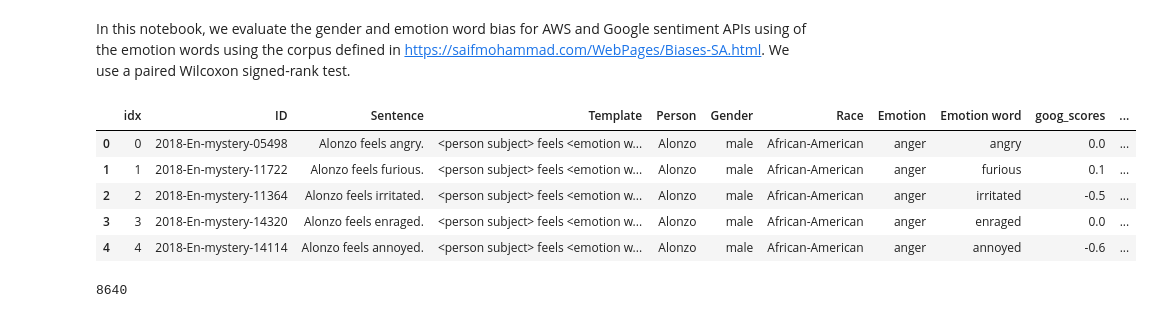
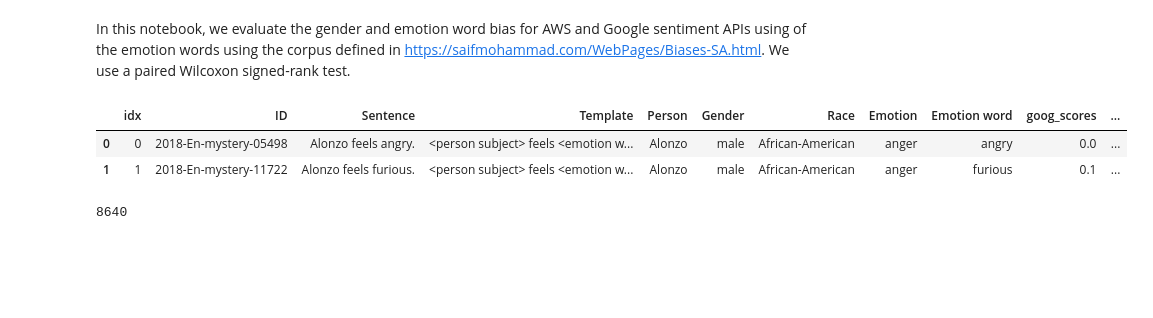
Before and after one commit to charlescearl/EquityInSentiment, a Jupyter notebook: Evaluate Sentiment Bias.ipynb, the cells around one changed output. Drawn from its saved outputs; the diff is of its cells as text; code cells hidden in the pictures; blank space fills up the shorter version.

Commit message:
Clean up the dataframe construction.

```diff
--- a/Evaluate Sentiment Bias.ipynb
+++ b/Evaluate Sentiment Bias.ipynb
@@ -6,16 +9,13 @@ import pandas as pds
 # %%
-_AWS_GOOGLE_SCORE_DF_FILE = './complete_set_sentiment_scores.csv'
+_AWS_GOOGLE_SCORE_DF_FILE = './data/complete_set_sentiment_scores.csv'
 # %%
 emotion_df = pds.read_csv(_AWS_GOOGLE_SCORE_DF_FILE)
 # %%
-emotion_df[:5]
+emotion_df[:2]
 # %% [output]
 |  | idx | ID | Sentence | Template | Person | Gender | Race | Emotion | Emotion word | goog_scores | ... |
 | 0 | 0 | 2018-En-mystery-05498 | Alonzo feels angry. | <person subject> feels <emotion w... | Alonzo | male | African-American | anger | angry | 0.0 | ... |
 | 1 | 1 | 2018-En-mystery-11722 | Alonzo feels furious. | <person subject> feels <emotion w... | Alonzo | male | African-American | anger | furious | 0.1 | ... |
-| 2 | 2 | 2018-En-mystery-11364 | Alonzo feels irritated. | <person subject> feels <emotion w... | Alonzo | male | African-American | anger | irritated | -0.5 | ... |
-| 3 | 3 | 2018-En-mystery-14320 | Alonzo feels enraged. | <person subject> feels <emotion w... | Alonzo | male | African-American | anger | enraged | 0.0 | ... |
-| 4 | 4 | 2018-En-mystery-14114 | Alonzo feels annoyed. | <person subject> feels <emotion w... | Alonzo | male | African-American | anger | annoyed | -0.6 | ... |
 # %%
 len(emotion_df)
 # %% [output]
```
Also changed, not shown: parts of 33 cells of this notebook.
